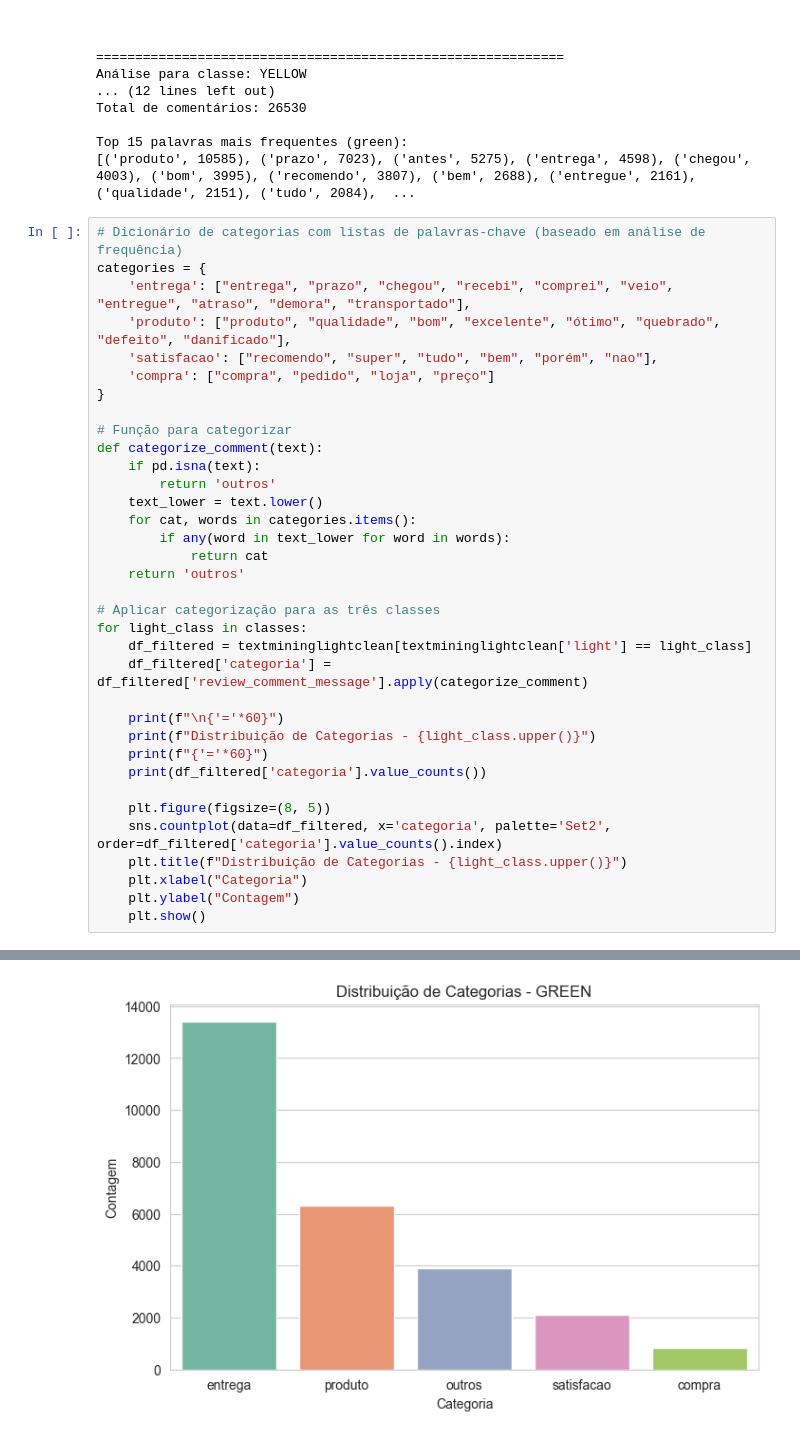
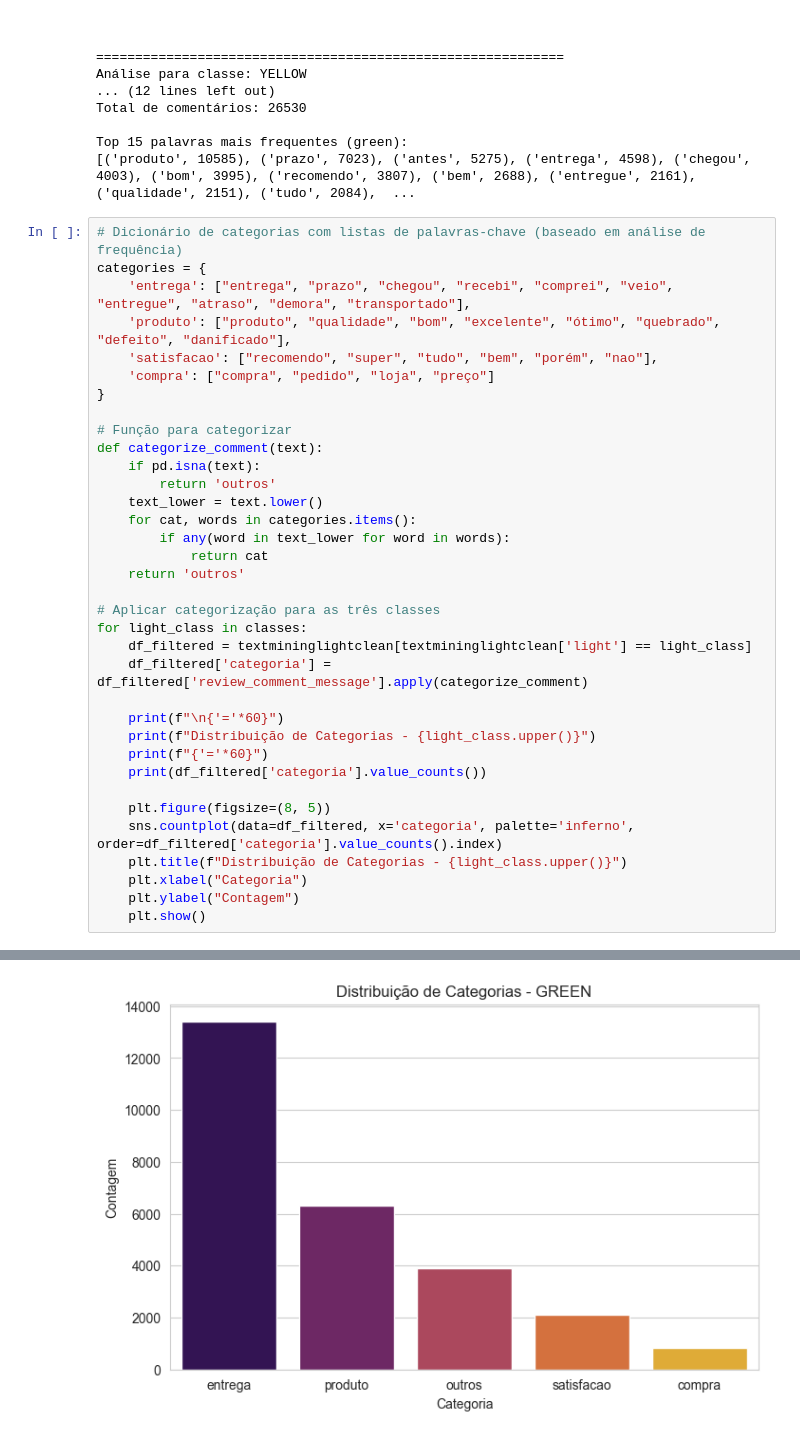
Before and after one commit to Lobinho1233/tech-challenge, a Jupyter notebook: notebook/analytics.ipynb, the cells around one changed output, grey strips where cells are left out. Saved outputs shown, nothing was run; the diff lists cells and outputs as text.

```diff
--- a/notebook/analytics.ipynb
+++ b/notebook/analytics.ipynb
@@ -318,7 +320,7 @@ for light_class in classes:
     print(df_filtered['categoria'].value_counts())
 
     plt.figure(figsize=(8, 5))
-    sns.countplot(data=df_filtered, x='categoria', palette='Set2', order=df_filtered['categoria'].value_counts().index)
+    sns.countplot(data=df_filtered, x='categoria', palette='inferno', order=df_filtered['categoria'].value_counts().index)
     plt.title(f"Distribuição de Categorias - {light_class.upper()}")
     plt.xlabel("Categoria")
     plt.ylabel("Contagem")
@@ -349,11 +351,11 @@ Name: count, dtype: int64
 ============================================================
 Distribuição de Categorias - GREEN
 ============================================================
 categoria
 entrega       13403
 produto        6305
 outros         3904
 satisfacao     2094
 compra          824
 Name: count, dtype: int64
-[figure, old version]
+[figure, new version]
```
Also changed, not shown: parts of 3 cells of this notebook.
